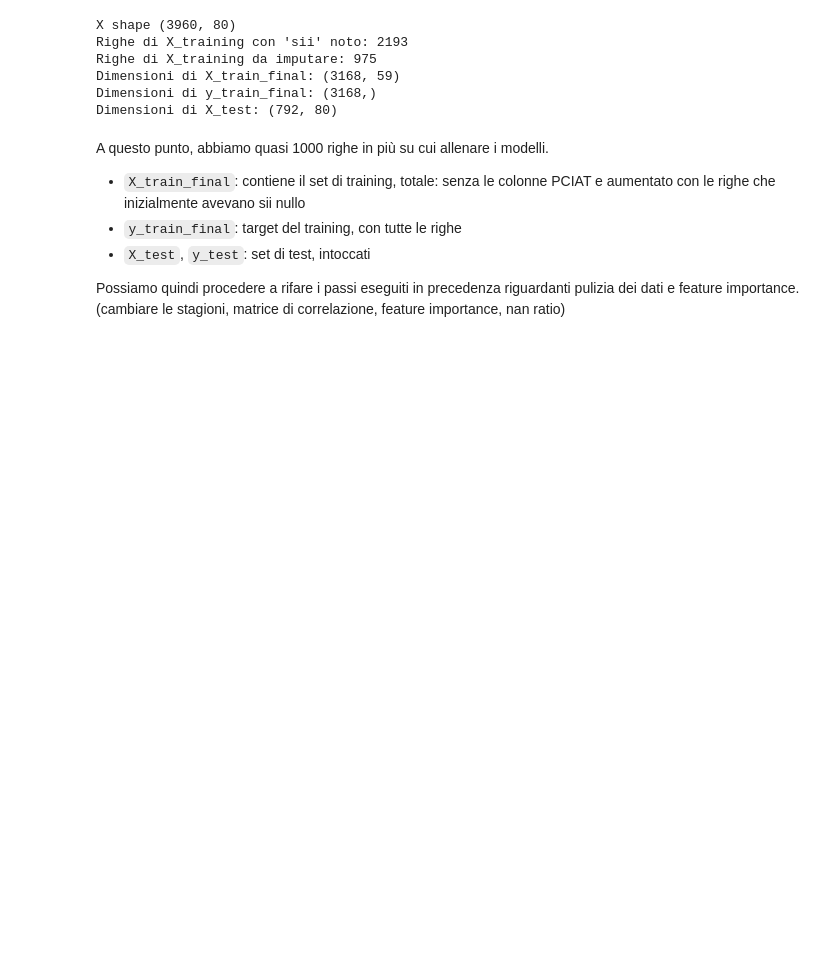
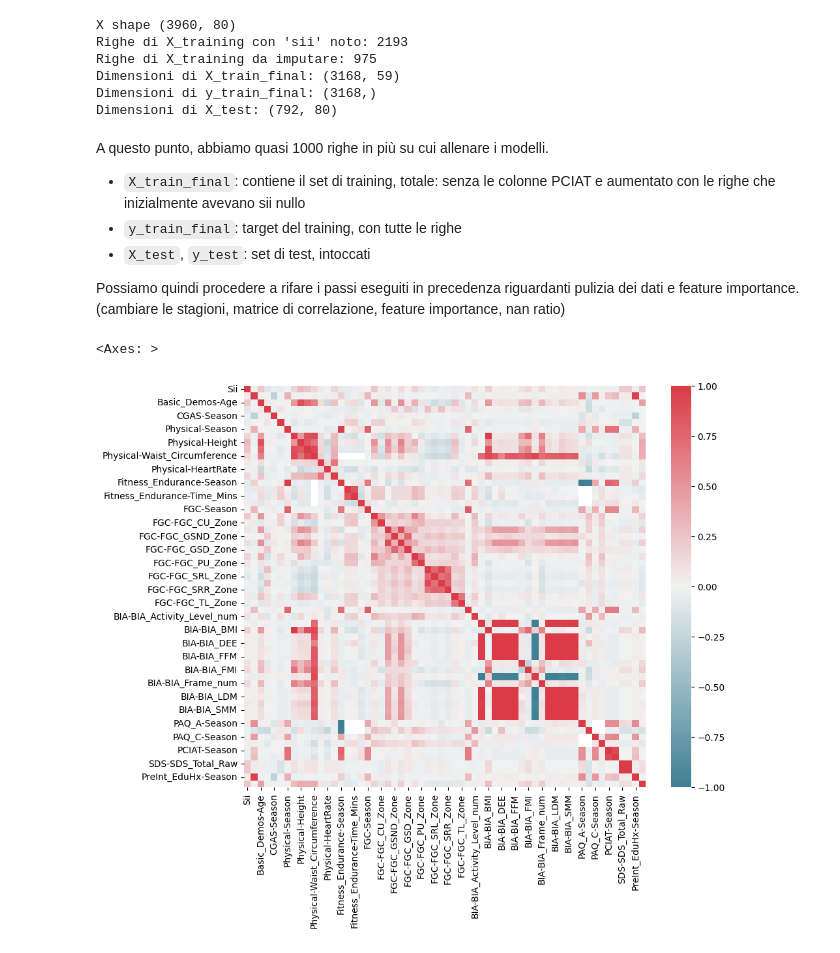
Before and after one commit to dadezz/ML_Problematic_Internet_Use, a Jupyter notebook: src/data_cleaning.ipynb, the cells around one changed output. Cells and saved outputs as stored; diff of their text form; code cells hidden in the pictures; blank space fills up the shorter version.

```diff
--- a/src/data_cleaning.ipynb
+++ b/src/data_cleaning.ipynb
@@ -393,3 +393,29 @@ A questo punto, abbiamo quasi 1000 righe in più su cui allenare i modelli.
 * `X_test`, `y_test`: set di test, intoccati
 
 Possiamo quindi procedere a rifare i passi eseguiti in precedenza riguardanti pulizia dei dati e feature importance. (cambiare le stagioni, matrice di correlazione, feature importance, nan ratio)
+# %%
+# rieseguo il mapping stagioni sul nuovo X_train_final
+season_map = {
+    'Winter': 0,
+    'Spring': 1,
+    'Summer': 2,
+    'Fall': 3
+}
+season_cols = [col for col in X_train_final.columns if col.endswith('Season')]
+
+for col in season_cols:
+    X_train_final[col] = X_train_final[col].map(season_map)
+# %%
+# Calcolo matrice di correlazione (con il target)
+X_temp = X_train_final.copy()
+X_temp.insert(0, column="Sii", value=y_train_final)
+
+f, ax = plt.subplots(figsize=(10, 8))
+corr = X_temp.corr()
+sns.heatmap(corr,
+    cmap=sns.diverging_palette(220, 10, as_cmap=True),
+    vmin=-1.0, vmax=1.0,
+    square=True, ax=ax)
+# %% [output]
+<Axes: >
+[figure, added]
```
Also changed, not shown: parts of 16 cells of this notebook, 1 other file.
